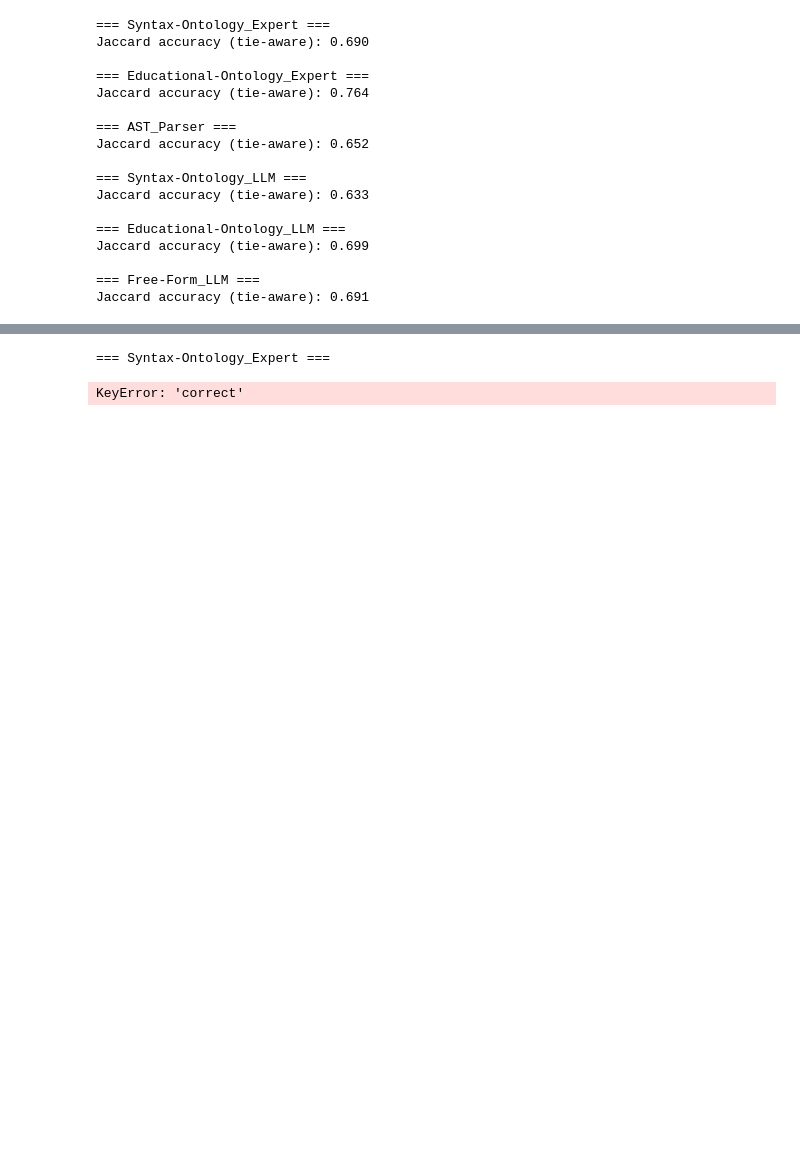
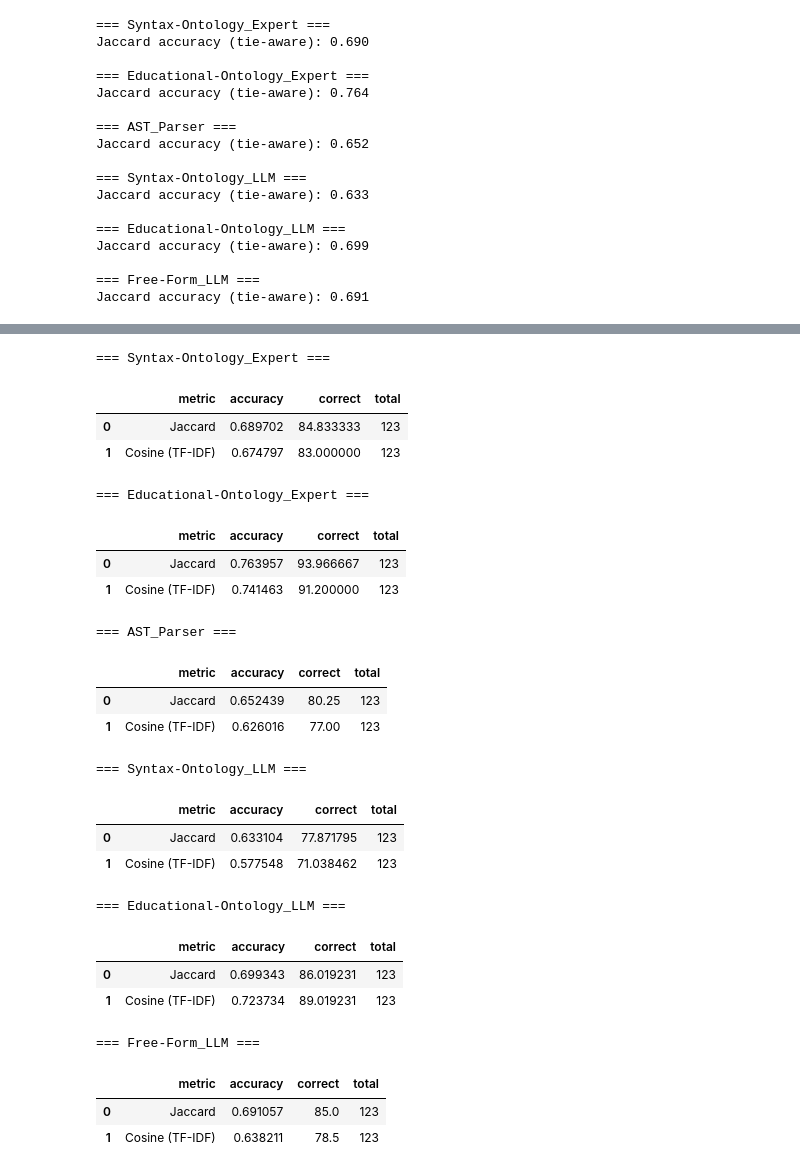
Before and after one commit to Rafaellarsa/instructor-guided-kc-evaluation, a Jupyter notebook: bundle_evaluation.ipynb, the cells around one changed output, grey strips where cells are left out. Cells and saved outputs as stored; diff of their text form; code cells hidden in the pictures; blank space fills up the shorter version.

```diff
--- a/bundle_evaluation.ipynb
+++ b/bundle_evaluation.ipynb
@@ -499,20 +499,42 @@ Cosine accuracy: 0.577
 # %%
 # --- Summary comparison ---
 for kc_col in kc_cols:
     print(f"\n=== {kc_col} ===")
     summary = pd.DataFrame({
         "metric": ["Jaccard", "Cosine (TF-IDF)"],
         "accuracy": [
-            jaccard_results[kc_col]["correct"].mean(),
-            cosine_results[kc_col]["correct"].mean()
+            jaccard_results[kc_col]["credit"].mean(),
+            cosine_results[kc_col]["credit"].mean()
         ],
         "correct": [
-            jaccard_results[kc_col]["correct"].sum(),
-            cosine_results[kc_col]["correct"].sum()
+            jaccard_results[kc_col]["credit"].sum(),
+            cosine_results[kc_col]["credit"].sum()
         ],
         "total": [len(jaccard_results[kc_col]), len(cosine_results[kc_col])]
     })
     display(summary)
 # %% [output]
 === Syntax-Ontology_Expert ===
+|  | metric | accuracy | correct | total |
+| 0 | Jaccard | 0.689702 | 84.833333 | 123 |
+| 1 | Cosine (TF-IDF) | 0.674797 | 83.000000 | 123 |
-KeyError: 'correct'
+=== Educational-Ontology_Expert ===
+|  | metric | accuracy | correct | total |
+| 0 | Jaccard | 0.763957 | 93.966667 | 123 |
+| 1 | Cosine (TF-IDF) | 0.741463 | 91.200000 | 123 |
+=== AST_Parser ===
+|  | metric | accuracy | correct | total |
+| 0 | Jaccard | 0.652439 | 80.25 | 123 |
+| 1 | Cosine (TF-IDF) | 0.626016 | 77.00 | 123 |
+=== Syntax-Ontology_LLM ===
+|  | metric | accuracy | correct | total |
+| 0 | Jaccard | 0.633104 | 77.871795 | 123 |
+| 1 | Cosine (TF-IDF) | 0.577548 | 71.038462 | 123 |
+=== Educational-Ontology_LLM ===
+|  | metric | accuracy | correct | total |
+| 0 | Jaccard | 0.699343 | 86.019231 | 123 |
+| 1 | Cosine (TF-IDF) | 0.723734 | 89.019231 | 123 |
+=== Free-Form_LLM ===
+|  | metric | accuracy | correct | total |
+| 0 | Jaccard | 0.691057 | 85.0 | 123 |
+| 1 | Cosine (TF-IDF) | 0.638211 | 78.5 | 123 |
```
Also changed, not shown: parts of 1 cell of this notebook.
